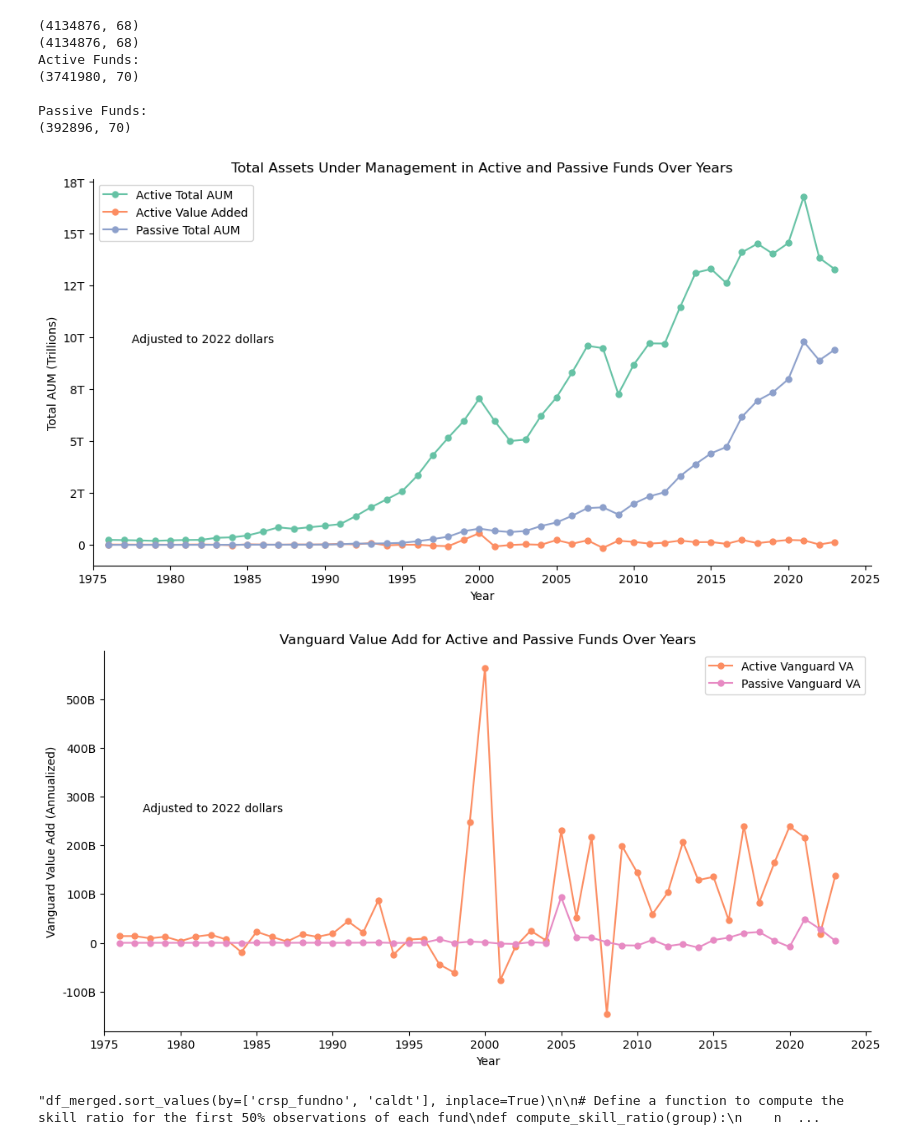
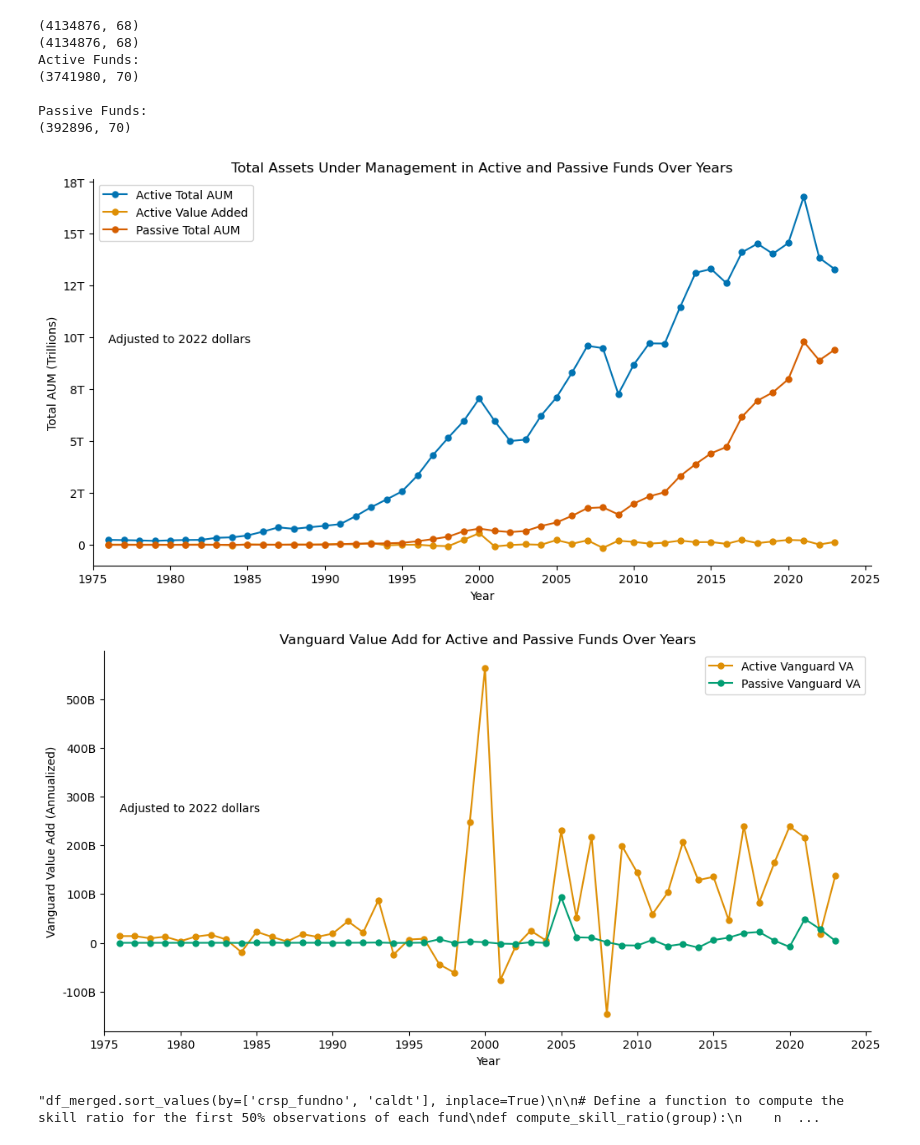
Before and after one commit to ABaraban/WRDS_FA, a Jupyter notebook: passive_active.ipynb, the cells around one changed output. Drawn from its saved outputs; the diff is of its cells as text; code cells hidden in the pictures.

Commit message:
Color Updates

```diff
--- a/passive_active.ipynb
+++ b/passive_active.ipynb
@@ -132,16 +132,16 @@ Passive Funds:
 from matplotlib.ticker import FuncFormatter
 import matplotlib.pyplot as plt
 
-palette = sns.color_palette("Set2")
+sns.set_palette("colorblind")
+color = sns.color_palette("colorblind")
+
+# Define a color dictionary to map fund types to colors
 colors = {
-    'active_aum': palette[0],
-    'active_va': palette[1],
-    'passive_aum': palette[2],
-    'passive_va': palette[3],
-    'other_aum': palette[4],
-    'other_va': palette[5],
+    'active_aum': color[0],
+    'active_va': color[1],
+    'passive_aum': color[3],
+    'passive_va': color[2]
 }
-
 # Assuming df_merged is already created, read, and processed as described in your previous steps.
 
 # Separate the data into active and passive funds
@@ -224,7 +224,7 @@ plt.title('Total Assets Under Management in Active and Passive Funds Over Years'
 plt.xlabel('Year')
 plt.ylabel('Total AUM (Trillions)')
 plt.gca().yaxis.set_major_formatter(formatter)  # apply formatter
-plt.text(0.05, 0.6, 'Adjusted to 2022 dollars', transform=plt.gca().transAxes,
+plt.text(0.02, 0.6, 'Adjusted to 2022 dollars', transform=plt.gca().transAxes,
          fontsize=10, verticalalignment='top', bbox=None)
 
 ax = plt.gca()
@@ -236,36 +236,36 @@ ax.set_xticks(range(1965, 2026, 5))
 ax.set_xlim(left=1975)
 plt.grid(False)
 plt.legend()
 plt.savefig('figures/active_passive_aum.pdf')
 plt.show()
 formatter = FuncFormatter(billions)
 
 # Plot Vanguard Value Add for Active and Passive funds by year
 plt.figure(figsize=(12, 6))
 plt.plot(active_df_by_year['year'], active_df_by_year['vanguard_VA_tot'], marker='o', markersize=5, label="Active Vanguard VA", color=colors['active_va'])
 plt.plot(passive_df_by_year['year'], passive_df_by_year['vanguard_VA_tot'], marker='o', markersize=5, label="Passive Vanguard VA", color=colors['passive_va'])
 
 plt.title('Vanguard Value Add for Active and Passive Funds Over Years')
 plt.xlabel('Year')
 plt.ylabel('Vanguard Value Add (Annualized)')
-plt.text(0.05, 0.6, 'Adjusted to 2022 dollars', transform=plt.gca().transAxes,
+plt.text(0.02, 0.6, 'Adjusted to 2022 dollars', transform=plt.gca().transAxes,
          fontsize=10, verticalalignment='top', bbox=None)
 plt.gca().yaxis.set_major_formatter(formatter)  # apply formatter
 
 ax = plt.gca()
 ax.spines['top'].set_visible(False)
 ax.spines['right'].set_visible(False)
 ax.spines['left'].set_visible(True)
 ax.spines['bottom'].set_visible(True)
 ax.set_xticks(range(1965, 2026, 5))
 ax.set_xlim(left=1975)
 plt.grid(False)
 plt.legend()
 plt.savefig('figures/active_passive_vanguard_va.pdf')
 plt.show()
 # %% [output]
-[figure, old version]
+[figure, new version]
-[figure, old version]
+[figure, new version]
 # %%
 """df_merged.sort_values(by=['crsp_fundno', 'caldt'], inplace=True)
 
```
